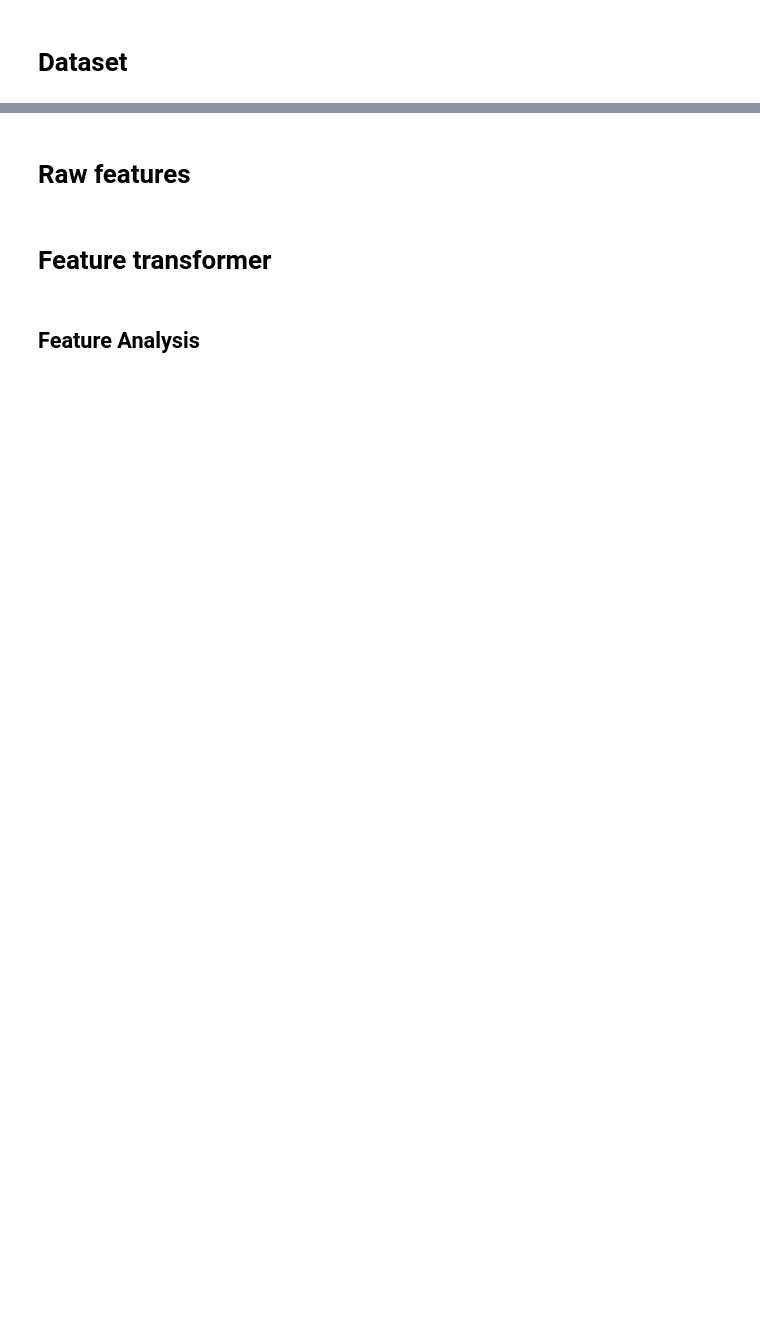
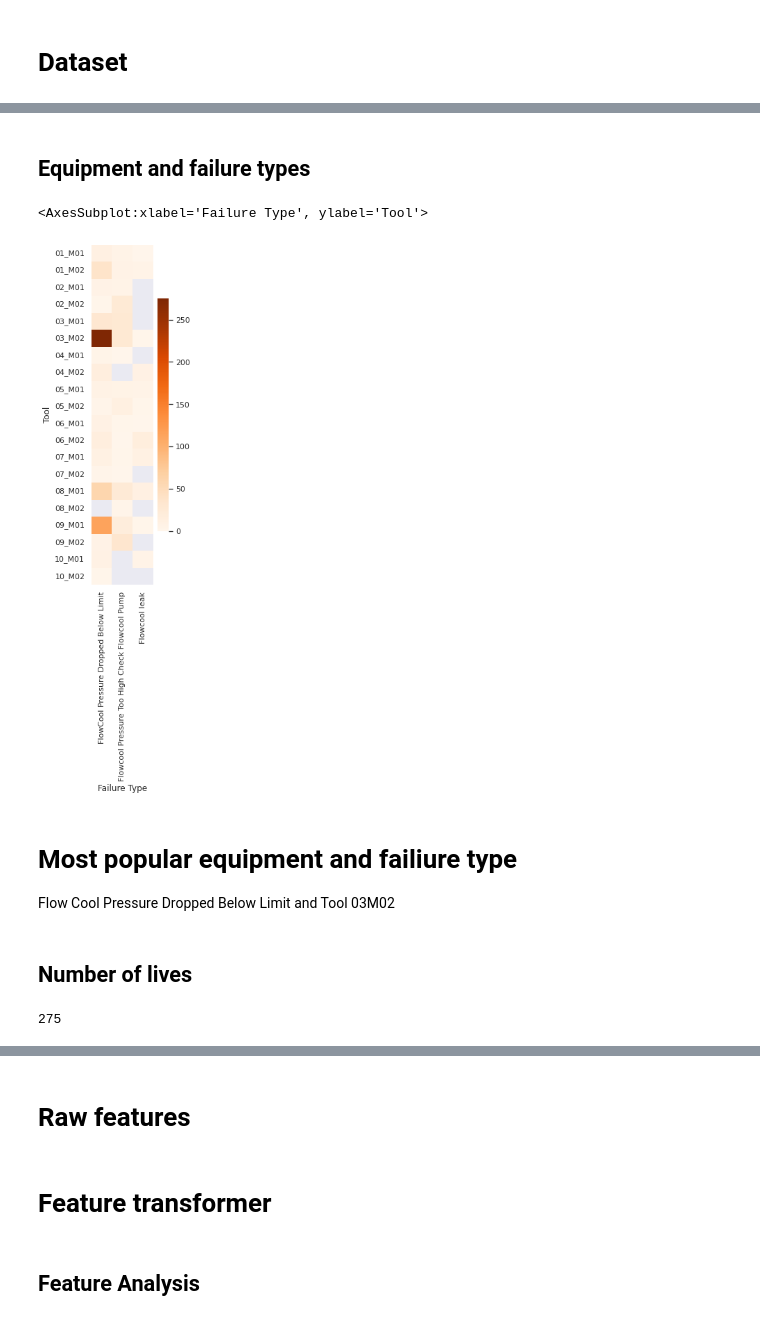
Before and after one commit to lucianolorenti/ceruleo, a Jupyter notebook: doc/examples/IonMillingDataset.ipynb, the cells around one changed output, grey strips where cells are left out. Saved outputs shown, nothing was run; the diff lists cells and outputs as text; code cells hidden in the pictures; blank space fills up the shorter version.

```diff
--- a/doc/examples/IonMillingDataset.ipynb
+++ b/doc/examples/IonMillingDataset.ipynb
@@ -84,0 +123,20 @@ ParserError: Error tokenizing data. C error: Calling read(nbytes) on source fail
+# %% [markdown]
+## Equipment and failure types
+# %%
+q = (dataset.lives[['Failure Type', 'Tool']]
+ .groupby(['Failure Type', 'Tool'])
+ .size()
+ .reset_index()
+ .pivot(index=['Failure Type'], columns=['Tool'])
+)
+q.columns = q.columns.droplevel()
+
+fig, ax = plt.subplots(figsize=(2, 9))
+sbn.heatmap(q.T, ax=ax, vmin=0, cmap=plt.get_cmap('Oranges'))
+# %% [output]
+<AxesSubplot:xlabel='Failure Type', ylabel='Tool'>
+[figure, added]
+# %% [markdown]
+# Most popular equipment and failiure type
+
+Flow Cool Pressure Dropped Below Limit and Tool 03M02
@@ -84,0 +148,6 @@ ParserError: Error tokenizing data. C error: Calling read(nbytes) on source fail
+# %% [markdown]
+## Number of lives
+# %%
+len(dataset)
+# %% [output]
+275
```
Also changed, not shown: parts of 18 cells of this notebook, 2 other files.
